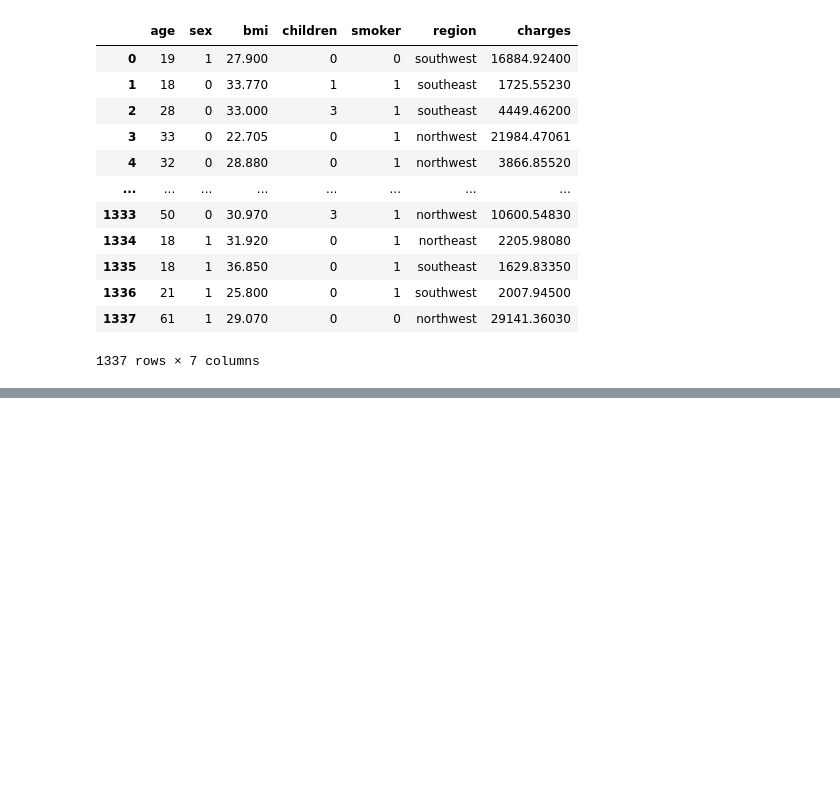
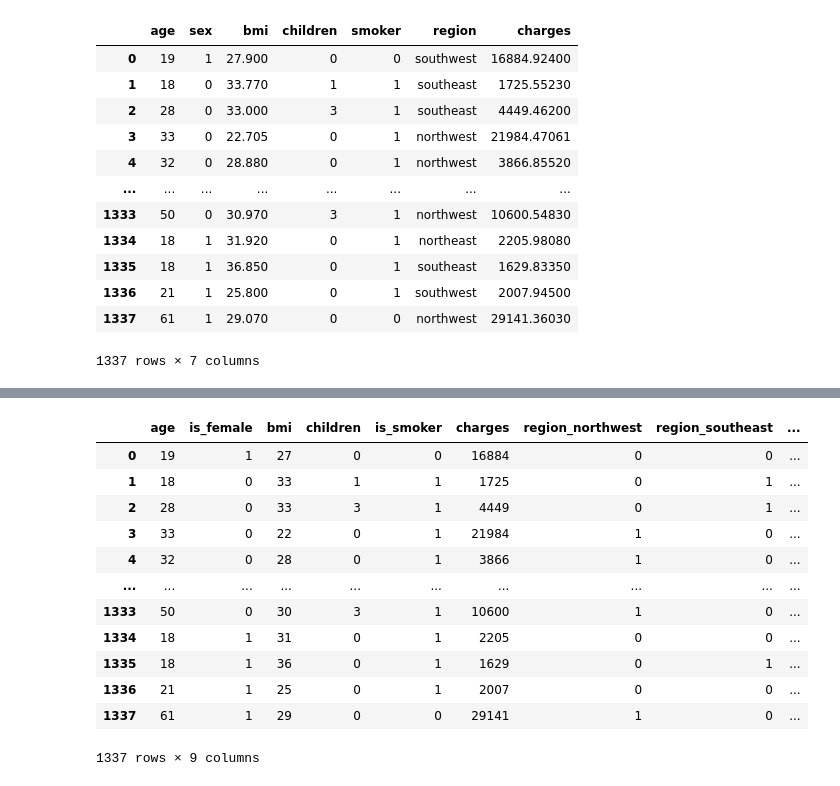
Before and after one commit to akkiyolo/ml_majors, a Jupyter notebook: EDA,data cleaning and preprocessing/model.ipynb, the cells around one changed output, grey strips where cells are left out. Saved outputs shown, nothing was run; the diff lists cells and outputs as text; code cells hidden in the pictures; blank space fills up the shorter version.

```diff
--- a/EDA,data cleaning and preprocessing/model.ipynb
+++ b/EDA,data cleaning and preprocessing/model.ipynb
@@ -241,3 +241,8 @@ df_cleaned
 | 1336 | 21 | 1 | 25.800 | 0 | 1 | southwest | 2007.94500 |
 | 1337 | 61 | 1 | 29.070 | 0 | 0 | northwest | 29141.36030 |
 1337 rows × 7 columns
+# %%
+df_cleaned.rename(columns={
+  'sex':'is_female',
+  'smoker':'is_smoker',
+},inplace=True)
@@ -243,0 +267,2 @@ df_cleaned
+# %%
+df_cleaned=pd.get_dummies(df_cleaned,columns=['region'],drop_first=True)
@@ -243,0 +278,18 @@ df_cleaned
+# %%
+df_cleaned=df_cleaned.astype(int)
+# %%
+df_cleaned
+# %% [output]
+|  | age | is_female | bmi | children | is_smoker | charges | region_northwest | region_southeast | ... |
+| 0 | 19 | 1 | 27 | 0 | 0 | 16884 | 0 | 0 | ... |
+| 1 | 18 | 0 | 33 | 1 | 1 | 1725 | 0 | 1 | ... |
+| 2 | 28 | 0 | 33 | 3 | 1 | 4449 | 0 | 1 | ... |
+| 3 | 33 | 0 | 22 | 0 | 1 | 21984 | 1 | 0 | ... |
+| 4 | 32 | 0 | 28 | 0 | 1 | 3866 | 1 | 0 | ... |
+| ... | ... | ... | ... | ... | ... | ... | ... | ... | ... |
+| 1333 | 50 | 0 | 30 | 3 | 1 | 10600 | 1 | 0 | ... |
+| 1334 | 18 | 1 | 31 | 0 | 1 | 2205 | 0 | 0 | ... |
+| 1335 | 18 | 1 | 36 | 0 | 1 | 1629 | 0 | 1 | ... |
+| 1336 | 21 | 1 | 25 | 0 | 1 | 2007 | 0 | 0 | ... |
+| 1337 | 61 | 1 | 29 | 0 | 0 | 29141 | 1 | 0 | ... |
+1337 rows × 9 columns
```
Also changed, not shown: parts of 10 cells of this notebook.
